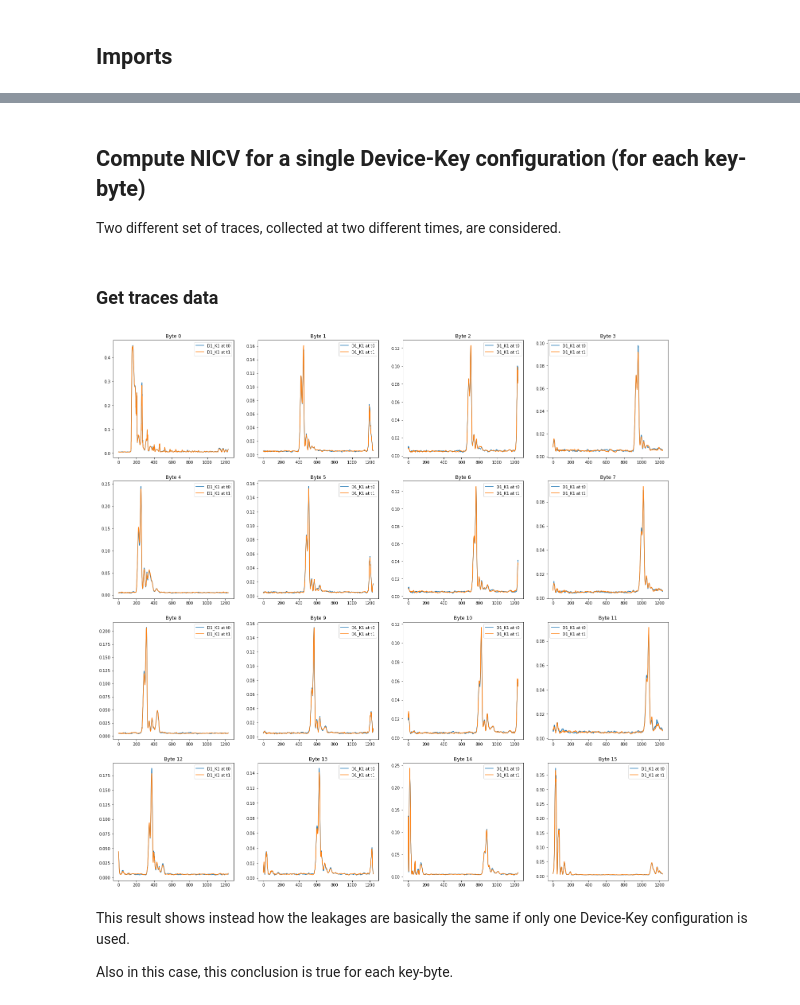
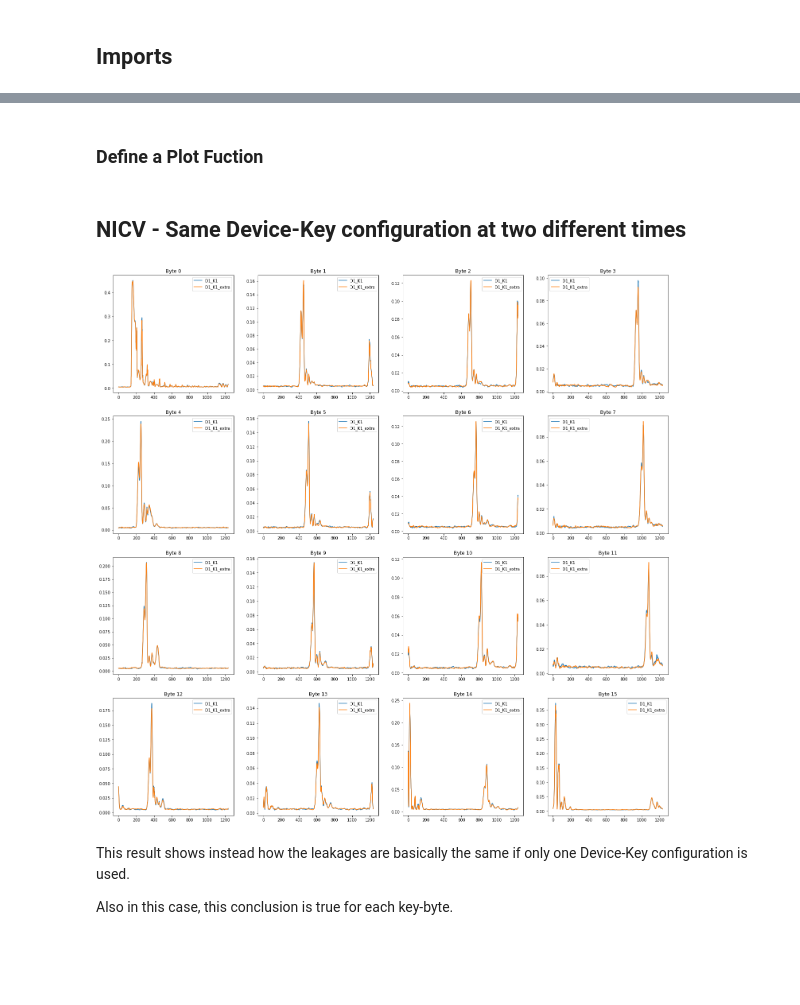
Before and after one commit to luca-castellazzi/EfficientTraining_DLSCA, a Jupyter notebook: notebooks/nicv.ipynb, the cells around one changed output, grey strips where cells are left out. Cells and saved outputs as stored; diff of their text form; code cells hidden in the pictures; blank space fills up the shorter version.

Commit message:
updated nicv.ipynb to plot NICV of different configurations

```diff
--- a/notebooks/nicv.ipynb
+++ b/notebooks/nicv.ipynb
@@ -70,0 +31,14 @@ figure.savefig('../../MDM32/notebooks/images/NICV_diff.png', bbox_inches='tight'
+# %%
+# Same Device, Same Key at different times
+nicv_same_config = ['D1_K1', 'D1_K1_extra']
+
+# Same Device, Different Key
+nicv_same_device = {d: [f'{d}_{k}' for k in constants.KEYS] for d in constants.DEVICES}
+
+# Different Device, Same Key
+nicv_same_key = {k: [f'{d}_{k}' for d in constants.DEVICES] for k in constants.KEYS}
+
+# All possible Device-Key configurations
+nicv_all_config = [f'{d}_{k}' for d in constants.DEVICES for k in constants.KEYS]
+# %% [markdown]
+### Define a Plot Fuction
@@ -71,41 +84,11 @@ figure.savefig('../../MDM32/notebooks/images/NICV_diff.png', bbox_inches='tight'
 # %% [markdown]
-## Compute NICV for a single Device-Key configuration (for each key-byte)
-
-Two different set of traces, collected at two different times, are considered.
+## NICV - Same Device-Key configuration at two different times
-# %% [markdown]
-### Get traces data
-# %%
-paths = ['/prj/side_channel/PinataTraces/CURR/D1-K1_50k_500MHz + Resampled at 168MHz.trs',
-         '/prj/side_channel/PinataTraces/CURR/D1-K1_50k_500MHz (NICV) + Resampled at 168MHz.trs']
-
-trace_handlers = [TraceHandler(path) for path in paths]
 # %%
-plot_labels = ['D1_K1 at t0',
-               'D1_K1 at t1']
+exp_trace_handlers = {config: trace_handlers[config] for config in nicv_same_config}
 
-figure, axis = plt.subplots(4, 4, figsize=(25,25))
-x = 0
-
-for b in tqdm(range(16)):
-
-    y = b % 4
-
-    for i, trace_handler in enumerate(trace_handlers):
-        traces = trace_handler.get_traces()
-        plaintexts = trace_handler.get_plaintexts()
-
-        nicv_val = nicv(traces, plaintexts, b)
-
-        axis[x, y].plot(nicv_val, label=plot_labels[i])
-        axis[x, y].legend()
-        axis[x, y].set_title(f'Byte {b}')
-
-    if y == 3:
-        x += 1
-
-plt.show()
+figure = plot_nicv_all_bytes(exp_trace_handlers)
 # %% [output]
-[figure, old version]
+[figure, new version]
 # %% [markdown]
 This result shows instead how the leakages are basically the same if only one Device-Key configuration is used.
 
```
Also changed, not shown: parts of 25 cells of this notebook, 8 other files.
